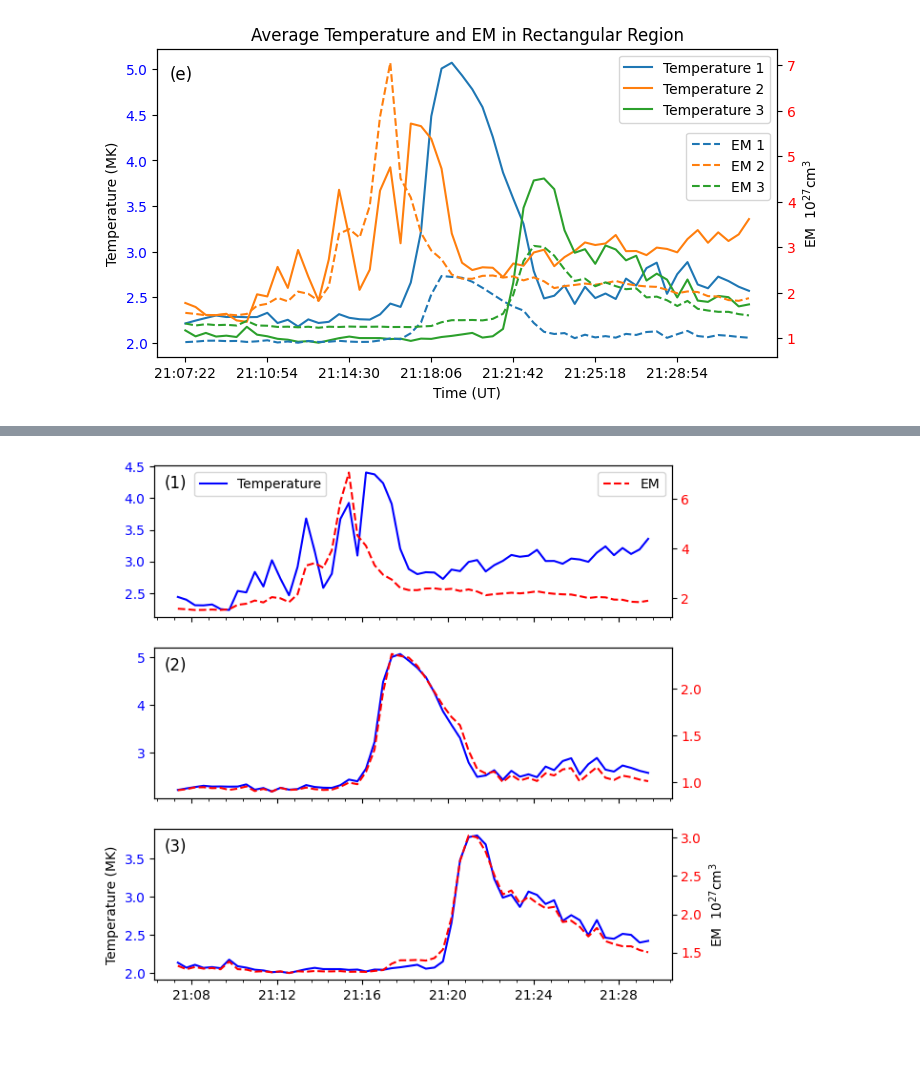
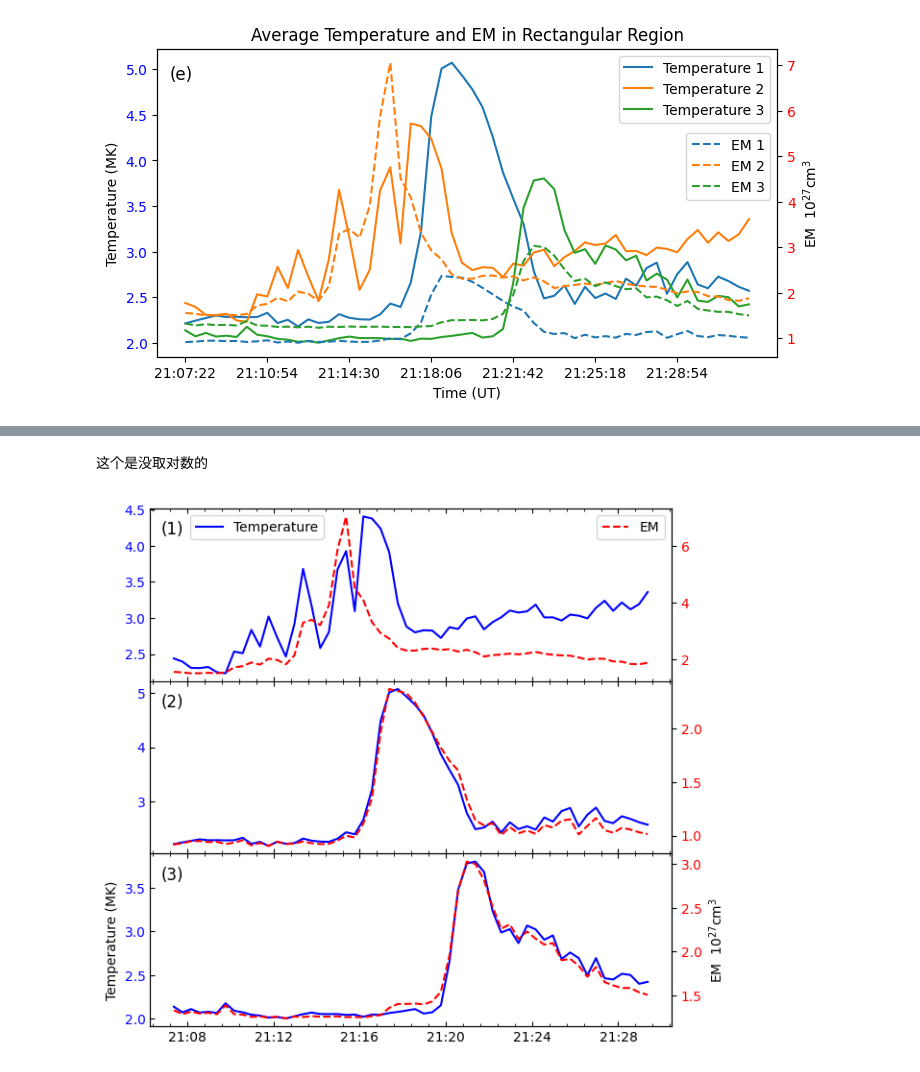
Before and after one commit to xiaosjh/reconnection, a Jupyter notebook: draw_image2.ipynb, the cells around one changed output, grey strips where cells are left out. Saved outputs shown, nothing was run; the diff lists cells and outputs as text; code cells hidden in the pictures; blank space fills up the shorter version.

```diff
--- a/draw_image2.ipynb
+++ b/draw_image2.ipynb
@@ -474,7 +530,10 @@ Text(0.5, 1.0, 'Average Temperature and EM in Rectangular Region')
+# %% [markdown]
+这个是没取对数的
 # %%
 #ax2实际上对应avg_temp[:,0]是起点区域，时间最早所以给他放在最上面
+
 fig,(ax2,ax1,ax3)=plt.subplots(3,1,figsize=(7,7),sharex=True,
-                               gridspec_kw={'height_ratios': [1, 1, 1]})
+                               gridspec_kw={'height_ratios': [1, 1, 1],'hspace': 0})
 
 ax1.plot((avg_temp[:56,0])/1e6,label='Temperature',color='blue')
 #ax1.set_ylabel('Temperature (MK)')
@@ -488,34 +547,43 @@ coor_x=np.zeros(6)
 for i in range(len(coor_x)):
     coor_x[i]=(i*240+38)/24
 label_x=['21:08','21:12','21:16','21:20','21:24','21:28']
 ax1.set_xticks(ticks=coor_x,labels=label_x)
 ax1.xaxis.set_minor_locator(ticker.AutoMinorLocator())  # 给 x 轴加小刻度
 ax1.yaxis.set_minor_locator(ticker.NullLocator())
 
 ax2.plot((avg_temp[:56,1])/1e6,label='Temperature',color='blue')
 #ax2.set_ylabel('Temperature (MK)')
 ax2.tick_params(axis='y',labelcolor='blue')
 ax2.text(0.02,0.85,'(1)',color='black',transform=ax2.transAxes,fontsize=12)
 
 ax22=ax2.twinx()
 ax22.plot(avg_em[:56,1]/1e27,label='EM',linestyle='--',color='red')
 #ax22.set_ylabel('EM  '+ r'$10^{27} \text{cm}^3$')
 ax22.tick_params(axis='y',labelcolor='red')
 ax2.legend(loc='upper left',bbox_to_anchor=(0.065,1))
 ax22.legend(loc='upper right')
 
 ax3.plot((avg_temp[:56,2])/1e6,label='Temperature 3',color='blue')
 ax3.set_ylabel('Temperature (MK)')
 ax3.tick_params(axis='y',labelcolor='blue')
 ax3.text(0.02,0.85,'(3)',color='black',transform=ax3.transAxes,fontsize=12)
 ax33=ax3.twinx()
 ax33.plot(avg_em[:56,2]/1e27,label='EM 3',linestyle='--',color='red')
 ax33.set_ylabel('EM  '+ r'$10^{27} \text{cm}^3$')
 ax33.tick_params(axis='y',labelcolor='red')
 
+for ax in [ax1,ax2]:
+    ax.label_outer()#去掉上两个的xlabel xticklabel
+ax1.spines['top'].set_visible(False)
+ax11.spines['top'].set_visible(False)
+ax1.spines['bottom'].set_visible(False)
+ax11.spines['bottom'].set_visible(False)
+for ax in [ax1,ax2,ax3]:
+    ax.tick_params(axis='x',which='both',direction='in',top='True')
+    ax.tick_params(axis='y',which='both',direction='in')
 plt.savefig(r'D:\Learning\PHD1st\magnetic_reconnecion\paper\fig2\T_DEM_time.pdf',format='pdf',bbox_inches='tight', pad_inches=0.1)
 # %% [output]
-[figure, old version]
+[figure, new version]
 # %%
 data_em=np.load(r'D:\Learning\PHD1st\magnetic_reconnecion\program\em.npy')
 fig, ax = plt.subplots()
```
Also changed, not shown: parts of 13 cells of this notebook, 5 other files.
